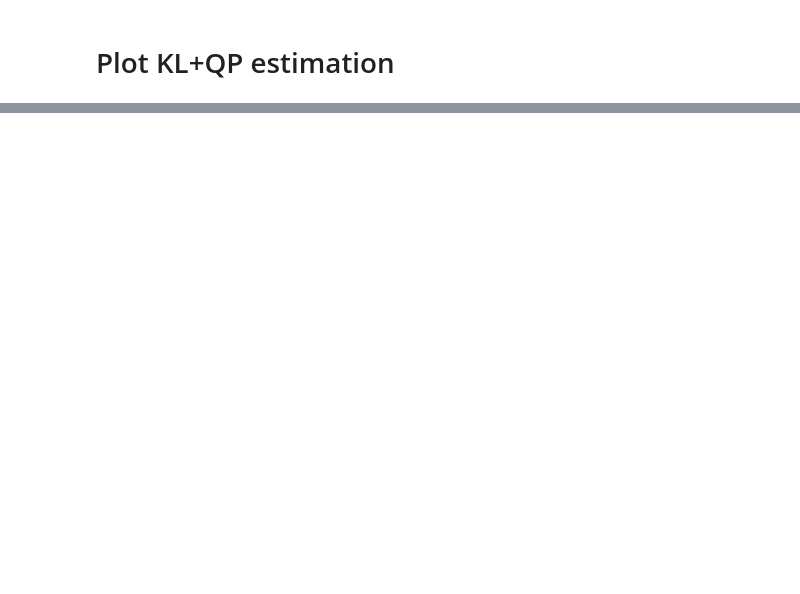
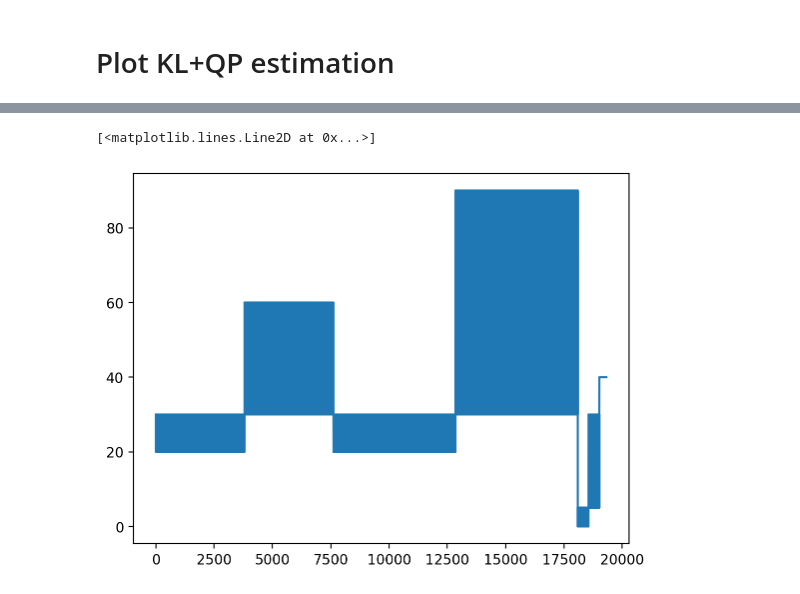
Before and after one commit to brendanjmeade/celeri, a Jupyter notebook: notebooks/celeri_japan_qp_cmi.ipynb, the cells around one changed output, grey strips where cells are left out. Cells and saved outputs as stored; diff of their text form; code cells hidden in the pictures; blank space fills up the shorter version.

```diff
--- a/notebooks/celeri_japan_qp_cmi.ipynb
+++ b/notebooks/celeri_japan_qp_cmi.ipynb
@@ -235,0 +349,5 @@ operators.rotation_to_tri_slip_rate[i].shape=(462, 63)
+# %%
+plt.plot(qp_constraint_data_vector)
+# %% [output]
+[<matplotlib.lines.Line2D at 0x...>]
+[figure, added]
```
Also changed, not shown: parts of 13 cells of this notebook.
